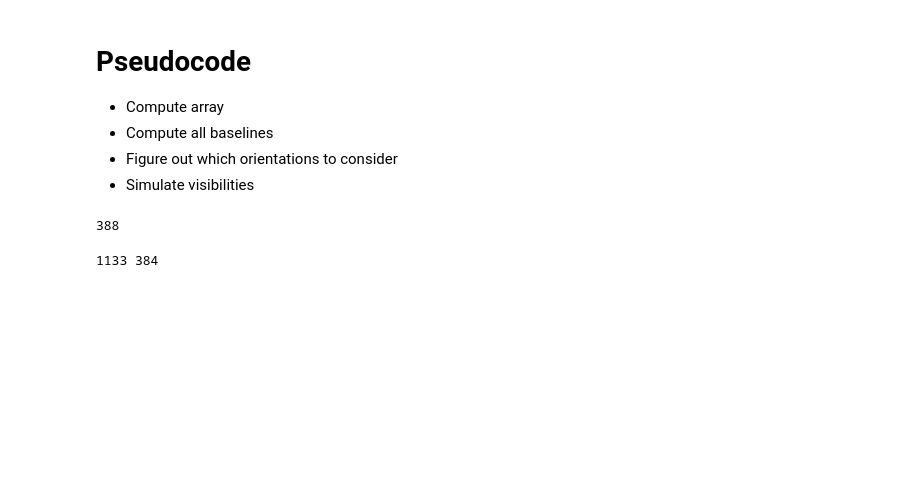
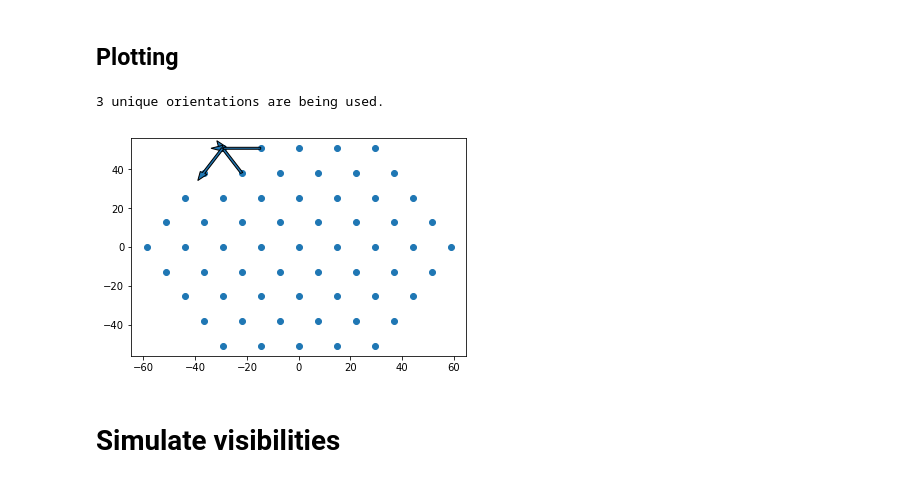
Before and after one commit to HERA-Team/hera_sandbox, a Jupyter notebook: jsd/uCal/uCal.ipynb, the cells around one changed output. Cells and saved outputs as stored; diff of their text form; code cells hidden in the pictures; blank space fills up the shorter version.

```diff
--- a/jsd/uCal/uCal.ipynb
+++ b/jsd/uCal/uCal.ipynb
@@ -13,32 +34,35 @@ def build_hex_array(hexNum, sep=14.7):
             antpos[i] = np.array([xPos, yPos, 0])
             i += 1
     return antpos
-# %% [markdown]
-# Pseudocode
-* Compute array
-* Compute all baselines
-* Figure out which orientations to consider
-* Simulate visibilities
-# %%
-pos = build_hex_array(11)
-ubl_pairs = [red[0] for red in rc.get_pos_reds(pos)]
-ors = {(i,j): pos[i] - pos[j] for (i,j) in ubl_pairs}
-for key in ors.keys():
-    ors[key] = tuple([int(1000000000*comp)/1000000000. for comp in ors[key]/np.linalg.norm(ors[key])])
-
-uors = {}
-for ubl,o in ors.items():
-    if uors.has_key(o):
-        uors[o].append(ubl)
-    else:
-        uors[o] = [ubl]
-
-np.sum(np.array([len(uor) for uor in uors.values()]) > 0)
-# %% [output]
-388
-# %%
-import scipy.cluster
-clusters = scipy.cluster.hierarchy.fclusterdata(ors.values(),1e-6, criterion='distance')
-print len(clusters), np.max(clusters)
-# %% [output]
-1133 384
+# %%
+def Get_Unique_Orientations(pos, pos_reds, min_ubl_per_orient = 0):
+    """TODO: Document"""
+    ubl_pairs = [red[0] for red in pos_reds]
+    ubl_pairs = [bl for length,bl in sorted(zip([np.linalg.norm(pos[i] - pos[j]) for (i,j) in ubl_pairs], ubl_pairs))]
+    ors = [(pos[i] - pos[j])/np.linalg.norm(pos[i] - pos[j]) for (i,j) in ubl_pairs]
+
+    clusters = scipy.cluster.hierarchy.fclusterdata(ors,1e-10, criterion='distance')
+    uors = [[] for i in range(np.max(clusters))]
+    for cluster, bl in zip(clusters,ubl_pairs):
+        uors[cluster-1].append(bl)
+    uors = [uor for uor in uors if len(uor) > min_ubl_per_orient]
+    return uors
+
+pos = build_hex_array(hexnum)
+pos_reds = rc.get_pos_reds(pos)
+uors = Get_Unique_Orientations(pos, pos_reds, min_ubl_per_orient = min_ubl_per_orient)
+# %% [markdown]
+## Plotting
+# %%
+print len(uors), 'unique orientations are being used.'
+plt.figure()
+plt.scatter(np.array(pos.values())[:,0], np.array(pos.values())[:,1])
+ax = plt.axes()
+for uor in uors:
+    i,j = uor[0]
+    ax.arrow(pos[i][0],pos[i][1], pos[j][0]-pos[i][0], pos[j][1]-pos[i][1], width=1)
+# %% [output]
+3 unique orientations are being used.
+[figure, added]
+# %% [markdown]
+# Simulate visibilities
```
Also changed, not shown: parts of 27 cells of this notebook.
